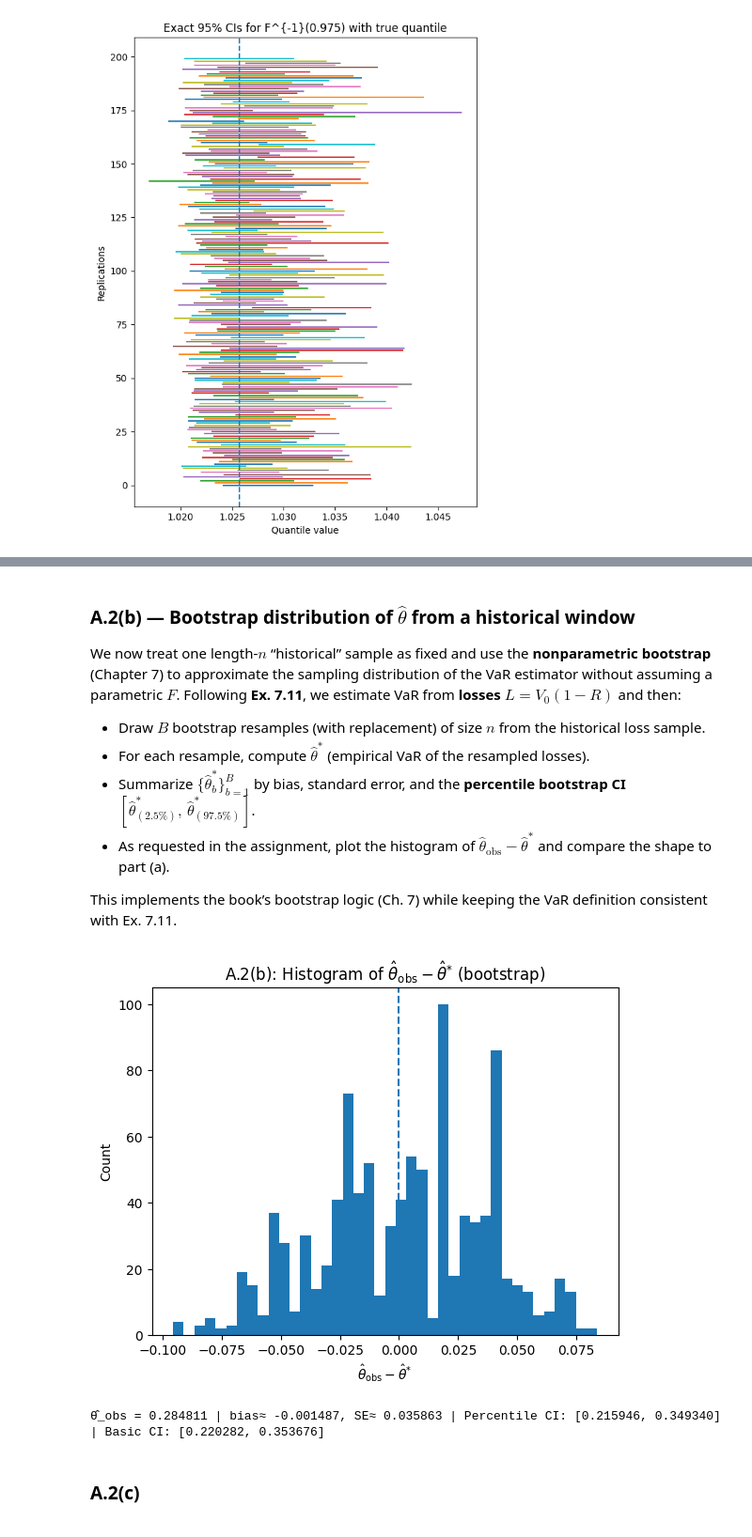
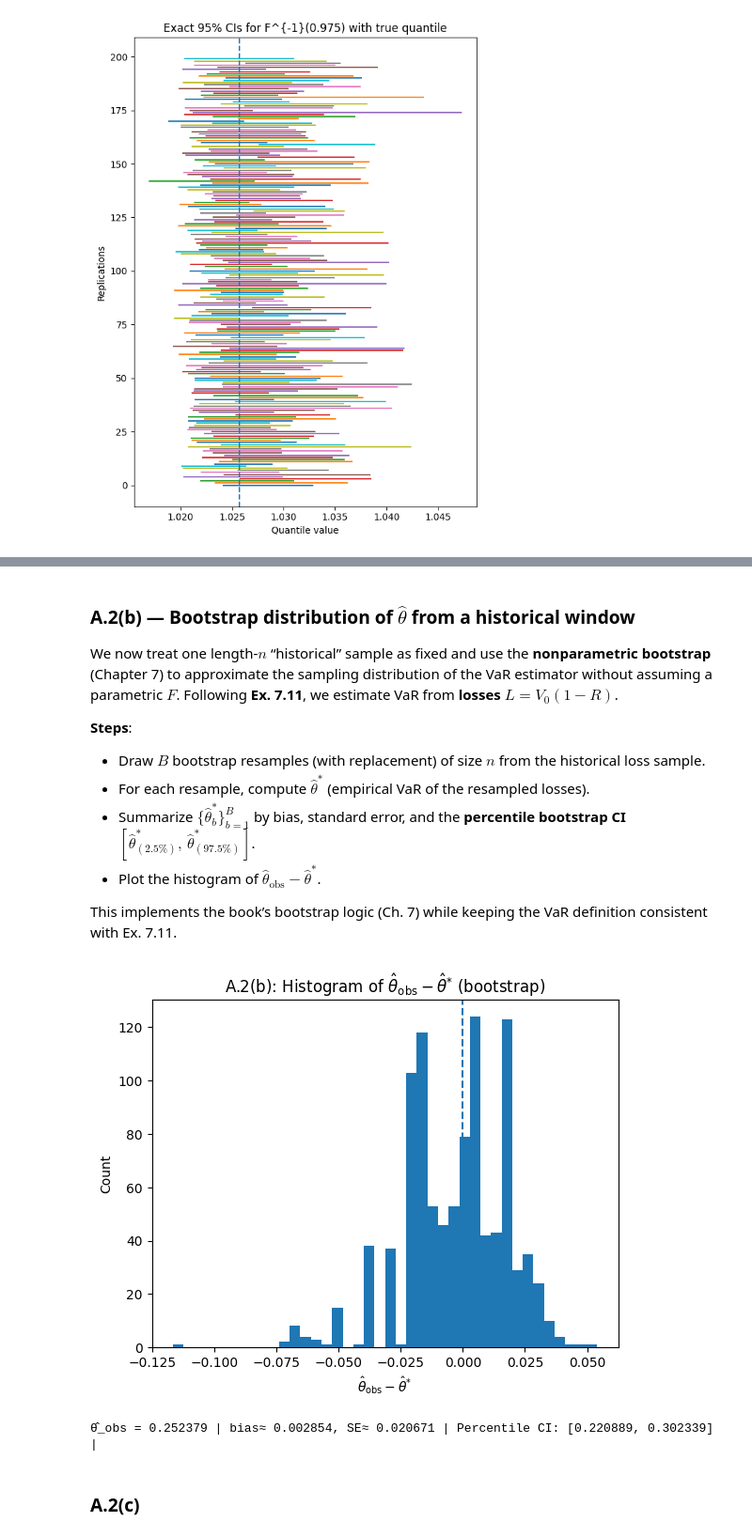
Before and after one commit to elissamskog/SF2980, a Jupyter notebook: problemA.ipynb, the cells around one changed output, grey strips where cells are left out. Shown at 94% size. Saved outputs shown, nothing was run; the diff lists cells and outputs as text; code cells hidden in the pictures.

```diff
--- a/problemA.ipynb
+++ b/problemA.ipynb
@@ -204,53 +202,49 @@ plt.show()
 
 We now treat one length-$n$ “historical” sample as fixed and use the **nonparametric bootstrap**
 (Chapter 7) to approximate the sampling distribution of the VaR estimator without assuming a parametric $F$.
-Following **Ex. 7.11**, we estimate VaR from **losses** $L=V_0(1-R)$ and then:
+Following **Ex. 7.11**, we estimate VaR from **losses** $L=V_0(1-R)$.
 
+**Steps**:
 - Draw $B$ bootstrap resamples (with replacement) of size $n$ from the historical loss sample.
 - For each resample, compute $\hat\theta^{*}$ (empirical VaR of the resampled losses).
 - Summarize $\{\hat\theta^{*}_b\}_{b=1}^B$ by bias, standard error, and the **percentile bootstrap CI**
 $[\hat\theta^{*}_{(2.5\%)},\,\hat\theta^{*}_{(97.5\%)}]$.
-- As requested in the assignment, plot the histogram of $\hat\theta_{\text{obs}}-\hat\theta^{*}$ and
-compare the shape to part (a).
+- Plot the histogram of $\hat\theta_{\text{obs}}-\hat\theta^{*}$.
 
 This implements the book’s bootstrap logic (Ch. 7) while keeping the VaR definition consistent with Ex. 7.11.
 # %%
-n_hist, B = 700, 1000
+n_hist, B = 700, 1000   # historical sample size, bootstrap replicates
 
-# 1) "Historical" window (here simulated; replace with real returns if available)
+# 1) Generate historical sample
 R_hist = mu + sigma * stats.t.rvs(df=nu, size=n_hist, random_state=rng)
 L_hist = V0 * (1 - R_hist)
 theta_obs = VaR_loss(L_hist, alpha)  # VaR from the historical sample
 
 # 2) Bootstrap resampling of the historical losses
 idx = rng.integers(0, n_hist, size=(B, n_hist))      # bootstrap indices
 L_boot = L_hist[idx]
 theta_star = np.quantile(L_boot, 1 - alpha, axis=1, method="linear")
 
 # 3) Bootstrap summaries (percentile CI, bias, SE)
 ci_pct = (float(np.quantile(theta_star, 0.025)),
           float(np.quantile(theta_star, 0.975)))
 bias   = float(theta_star.mean() - theta_obs)
 se     = float(theta_star.std(ddof=1))
 
-# Optional: "basic" bootstrap CI (sometimes reported alongside percentile)
-ci_basic = (2*theta_obs - ci_pct[1], 2*theta_obs - ci_pct[0])
-
-# 4) Plot as requested: histogram of (theta_obs - theta_star)
+# 4) Plot histogram of (theta_obs - theta_star)
 plt.figure()
 plt.hist(theta_obs - theta_star, bins=40)
 plt.axvline(0, linestyle="--")
 plt.title(r"A.2(b): Histogram of $\hat{\theta}_{\rm obs} - \hat{\theta}^{*}$ (bootstrap)")
 plt.xlabel(r"$\hat{\theta}_{\rm obs} - \hat{\theta}^{*}$")
 plt.ylabel("Count")
 plt.show()
 
-# 5) Neat one-line summary
+# 5) Verification step: print results
 print(f"θ̂_obs = {theta_obs:.6f} | bias≈ {bias:.6f}, SE≈ {se:.6f} | "
-      f"Percentile CI: [{ci_pct[0]:.6f}, {ci_pct[1]:.6f}] | "
-      f"Basic CI: [{ci_basic[0]:.6f}, {ci_basic[1]:.6f}]")
+      f"Percentile CI: [{ci_pct[0]:.6f}, {ci_pct[1]:.6f}] | ")
 # %% [output]
-[figure, old version]
+[figure, new version]
-θ̂_obs = 0.284811 | bias≈ -0.001487, SE≈ 0.035863 | Percentile CI: [0.215946, 0.349340] | Basic CI: [0.220282, 0.353676]
+θ̂_obs = 0.252379 | bias≈ 0.002854, SE≈ 0.020671 | Percentile CI: [0.220889, 0.302339] |
 # %% [markdown]
 ### A.2(c)
```
Also changed, not shown: parts of 3 cells of this notebook, 1 other file.
